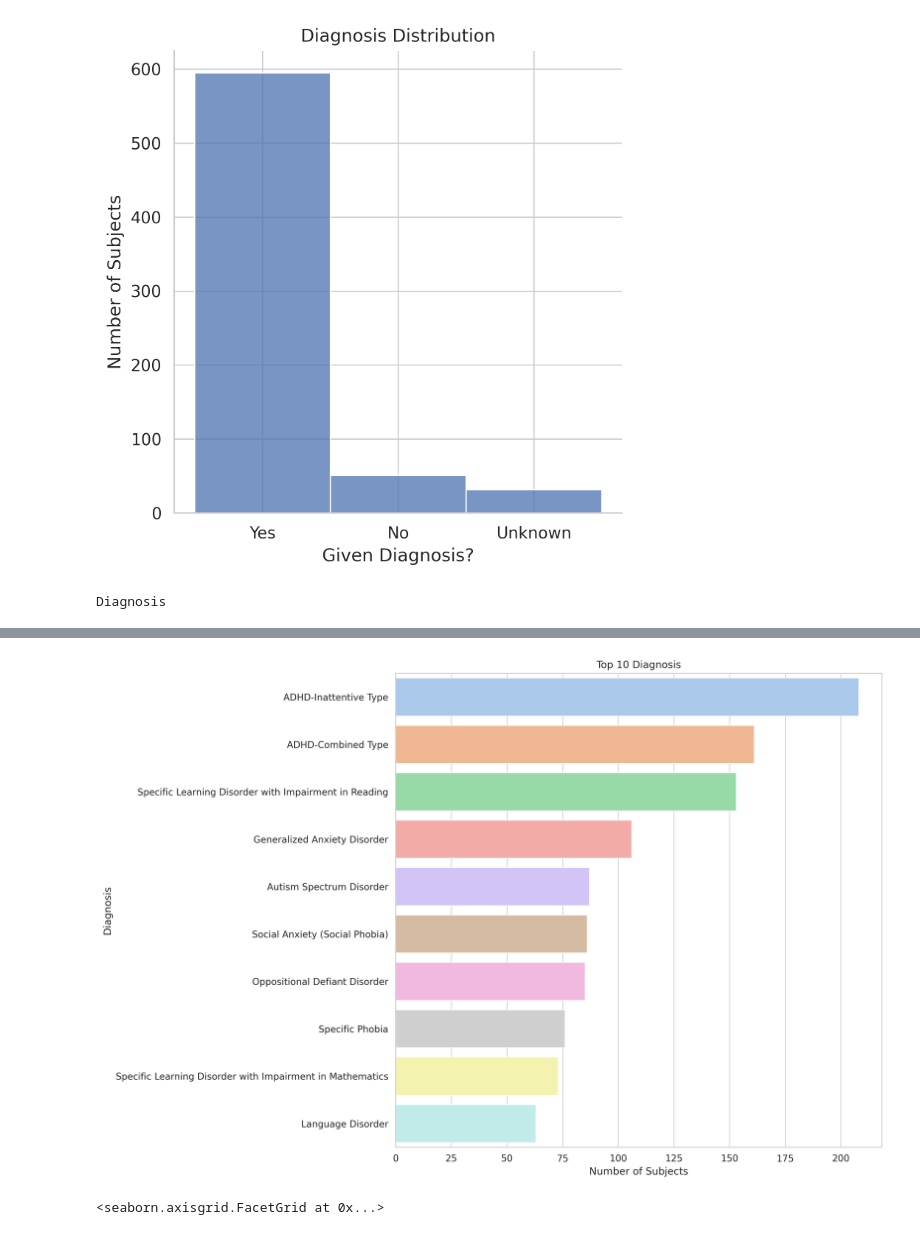
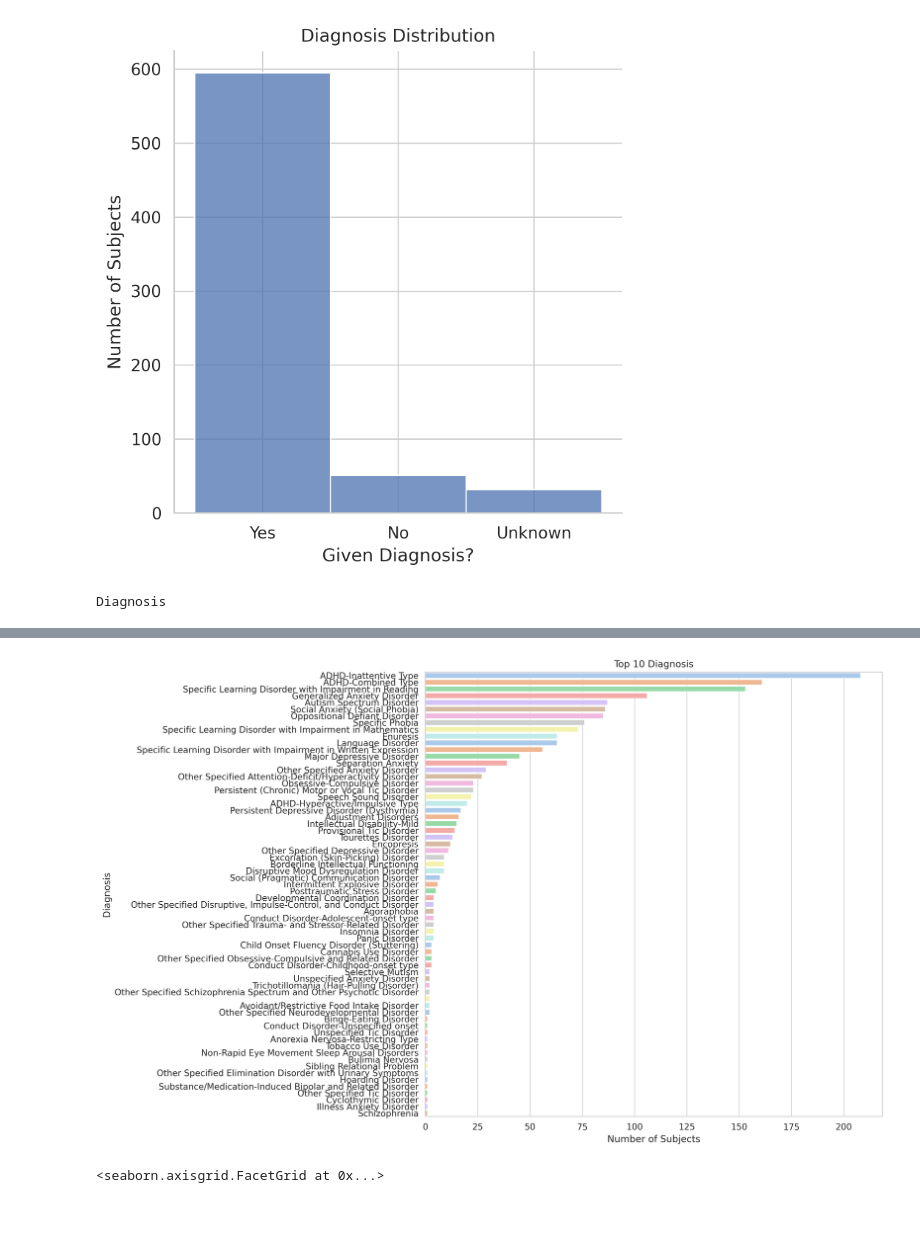
Before and after one commit to Brian-Pho/MSc_Research-Project, a Jupyter notebook: src/Supervised/Label Exploration.ipynb, the cells around one changed output, grey strips where cells are left out. Cells and saved outputs as stored; diff of their text form; code cells hidden in the pictures.

```diff
--- a/src/Supervised/Label Exploration.ipynb
+++ b/src/Supervised/Label Exploration.ipynb
@@ -198,7 +234,8 @@ diagnosis = subjects_with_labels[['assessment Diagnosis_ClinicianConsensus,DX_01
                        'assessment Diagnosis_ClinicianConsensus,DX_09',
                        'assessment Diagnosis_ClinicianConsensus,DX_10']].stack()
 diagnosis_counts = diagnosis.value_counts()
-top_ten_diagnosis_counts = diagnosis_counts[:10]
+# top_ten_diagnosis_counts = diagnosis_counts[:10]
+top_ten_diagnosis_counts = diagnosis_counts
 
 print("Diagnosis")
 display(diagnosis_counts)
@@ -225,5 +262,5 @@ Non-Rapid Eye Movement Sleep Arousal Disorders                  1
 Length: 66, dtype: int64
-[figure, old version]
+[figure, new version]
 # %%
 diagnosis_iq = subjects_with_labels[['assessment Diagnosis_ClinicianConsensus,NoDX',
                                      'assessment WISC,WISC_FSIQ']]
```
Also changed, not shown: parts of 2 cells of this notebook, 1 other file.
